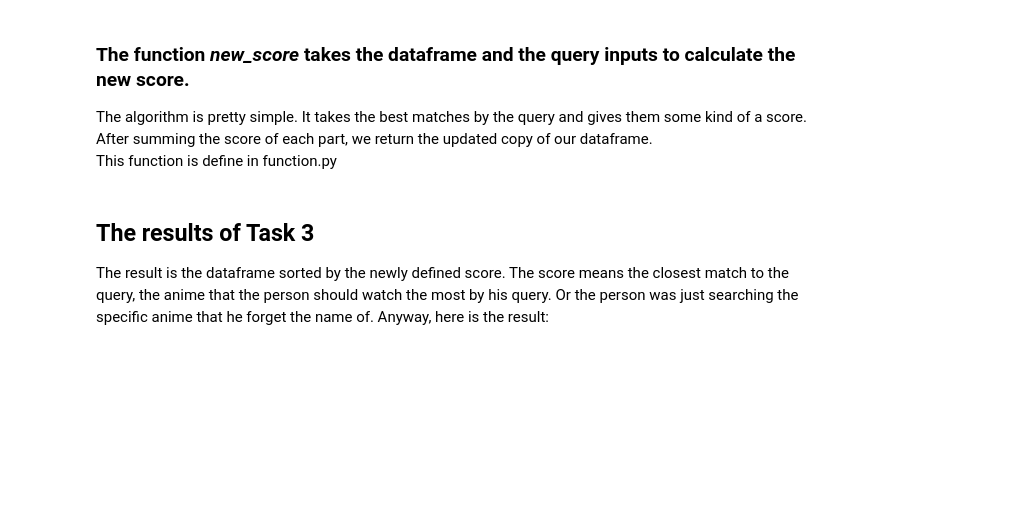
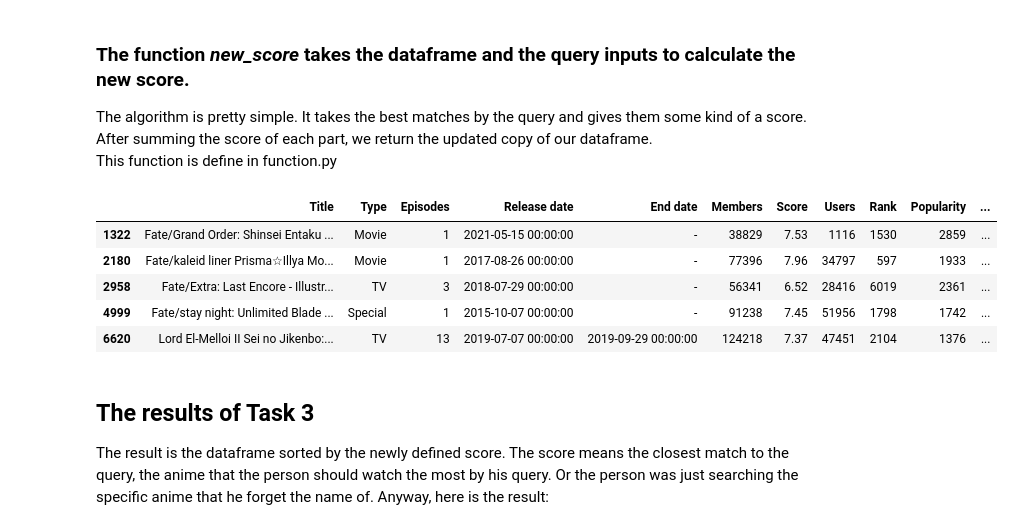
Before and after one commit to cosmin-z/ADM-HW3, a Jupyter notebook: main.ipynb, the cells around one changed output. Drawn from its saved outputs; the diff is of its cells as text; code cells hidden in the pictures; blank space fills up the shorter version.

```diff
--- a/main.ipynb
+++ b/main.ipynb
@@ -472,5 +472,5 @@ To make a score, we need some kind of an information. Because we are taking a qu
 
 Let's with adding a new column for our newly defined score:
 # %%
-df = functions.retriveTSV(trfile)
+df = functions.retriveTSV(folder2)
 df.head()
@@ -496,24 +510,31 @@ This function is define in function.py
 The algorithm is pretty simple. It takes the best matches by the query and gives them some kind of a score. After summing the score of each part, we return the updated copy of our dataframe.<br />
 This function is define in function.py
 # %%
-Q, Type, NumOfEpisodes, AgeOfAnime, Popularity, NumOfRelated, Voices, Staff = query_details()
+#Q, Type, NumOfEpisodes, AgeOfAnime, Popularity, NumOfRelated, Voices, Staff = functions.query_details()
 
     #***********************************************************#
     #    d = full dataset                                       #
     #    d1 = query subsection                                  #
     #    Type = ['TV', 'Movie', 'Special']                      #
     #    NumOfEpisodes = n/Episodes                             #
     #    AgeOfAnime = ['new', 'old', 'moderate']                #
     #    Popularity = ['popular', 'moderate', 'not popular']    #
     #    NumOfRelated = ['single', 'few seasons', 'many parts'] #
     #    Voices = [Surname, Name]                               #
     #    Staff = [Surname, Name]                                #
     #***********************************************************#
 
 # Getting a subset of the dataframe by searching the animes that satisfy the query
-query = search_engine(Q)
+query = functions.search_engine(Q)
 q_df = df.iloc[query].copy()
 q_df.head()
+# %% [output]
+|  | Title | Type | Episodes | Release date | End date | Members | Score | Users | Rank | Popularity | ... |
+| 1322 | Fate/Grand Order: Shinsei Entaku ... | Movie | 1 | 2021-05-15 00:00:00 | - | 38829 | 7.53 | 1116 | 1530 | 2859 | ... |
+| 2180 | Fate/kaleid liner Prisma☆Illya Mo... | Movie | 1 | 2017-08-26 00:00:00 | - | 77396 | 7.96 | 34797 | 597 | 1933 | ... |
+| 2958 | Fate/Extra: Last Encore - Illustr... | TV | 3 | 2018-07-29 00:00:00 | - | 56341 | 6.52 | 28416 | 6019 | 2361 | ... |
+| 4999 | Fate/stay night: Unlimited Blade ... | Special | 1 | 2015-10-07 00:00:00 | - | 91238 | 7.45 | 51956 | 1798 | 1742 | ... |
+| 6620 | Lord El-Melloi II Sei no Jikenbo:... | TV | 13 | 2019-07-07 00:00:00 | 2019-09-29 00:00:00 | 124218 | 7.37 | 47451 | 2104 | 1376 | ... |
 # %% [markdown]
 ## The results of Task 3
 The result is the dataframe sorted by the newly defined score. The score means the closest match to the query, the anime that the person should watch the most by his query. Or the person was just searching the specific anime that he forget the name of. Anyway, here is the result:
```
Also changed, not shown: parts of 3 cells of this notebook.
